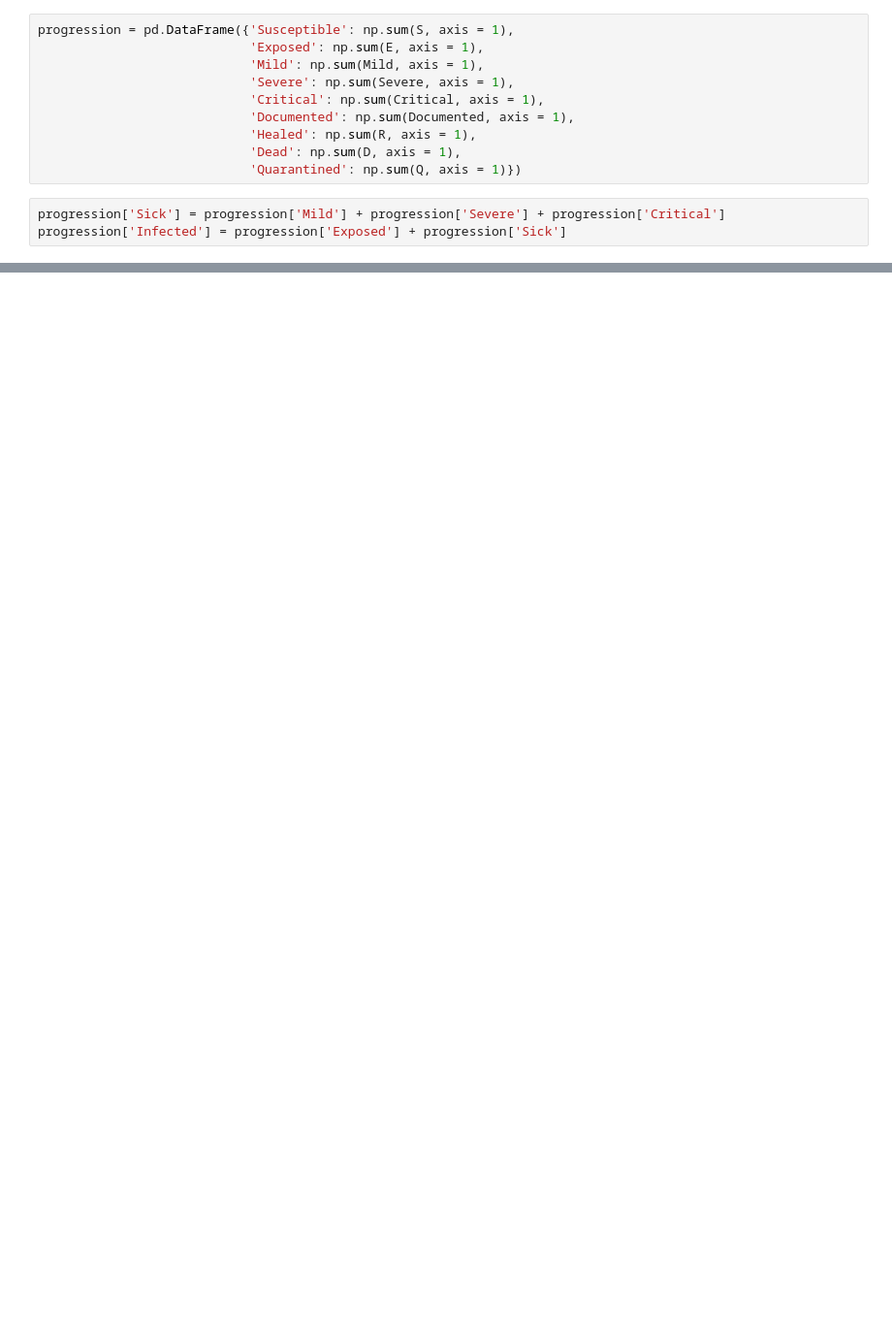
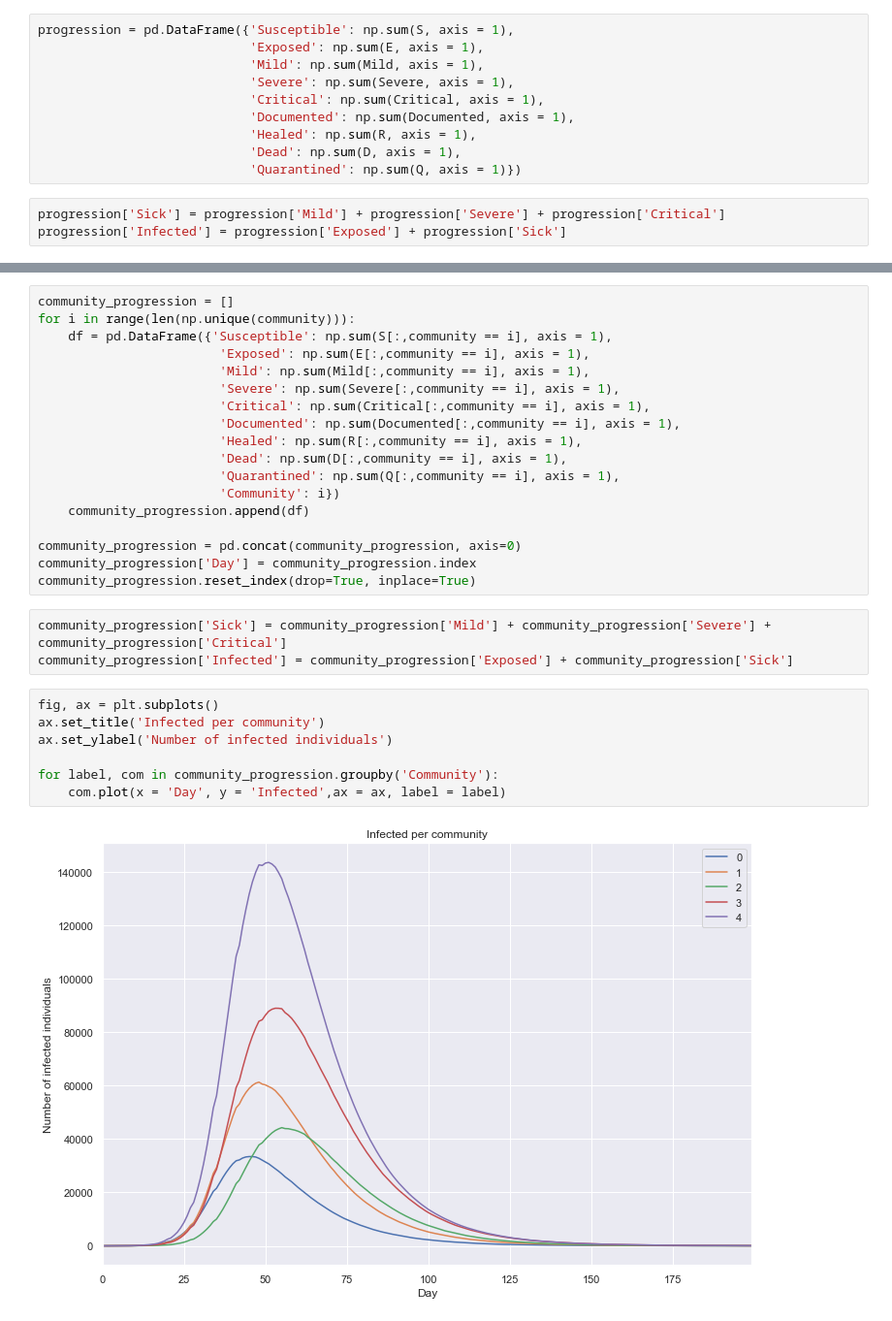
Before and after one commit to RPetitpierre/COVID19-Demography, a Jupyter notebook: simulate.ipynb, the cells around one changed output, grey strips where cells are left out. Shown at 97% size. Drawn from its saved outputs; the diff is of its cells as text; blank space fills up the shorter version.

Commit message:
Adaptation for community

```diff
--- a/simulate.ipynb
+++ b/simulate.ipynb
@@ -559,0 +593,30 @@ sns.lineplot(hue="region", data=progression[['Healed', 'Infected', 'Dead']])
+# %%
+community_progression = []
+for i in range(len(np.unique(community))):
+    df = pd.DataFrame({'Susceptible': np.sum(S[:,community == i], axis = 1),
+                        'Exposed': np.sum(E[:,community == i], axis = 1),
+                        'Mild': np.sum(Mild[:,community == i], axis = 1),
+                        'Severe': np.sum(Severe[:,community == i], axis = 1),
+                        'Critical': np.sum(Critical[:,community == i], axis = 1),
+                        'Documented': np.sum(Documented[:,community == i], axis = 1),
+                        'Healed': np.sum(R[:,community == i], axis = 1),
+                        'Dead': np.sum(D[:,community == i], axis = 1),
+                        'Quarantined': np.sum(Q[:,community == i], axis = 1),
+                        'Community': i})
+    community_progression.append(df)
+
+community_progression = pd.concat(community_progression, axis=0)
+community_progression['Day'] = community_progression.index
+community_progression.reset_index(drop=True, inplace=True)
+# %%
+community_progression['Sick'] = community_progression['Mild'] + community_progression['Severe'] + community_progression['Critical']
+community_progression['Infected'] = community_progression['Exposed'] + community_progression['Sick']
+# %%
+fig, ax = plt.subplots()
+ax.set_title('Infected per community')
+ax.set_ylabel('Number of infected individuals')
+
+for label, com in community_progression.groupby('Community'):
+    com.plot(x = 'Day', y = 'Infected',ax = ax, label = label)
+# %% [output]
+[figure, added]
```
Also changed, not shown: parts of 14 cells of this notebook, 4 other files.
